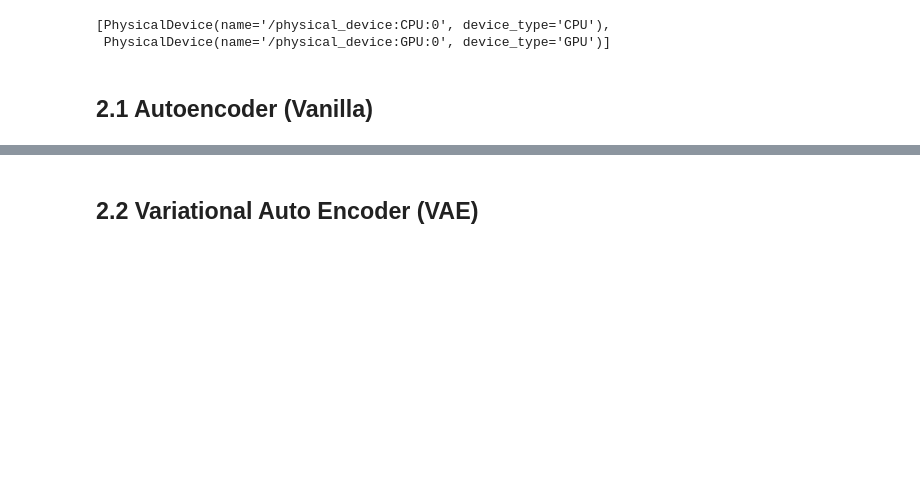
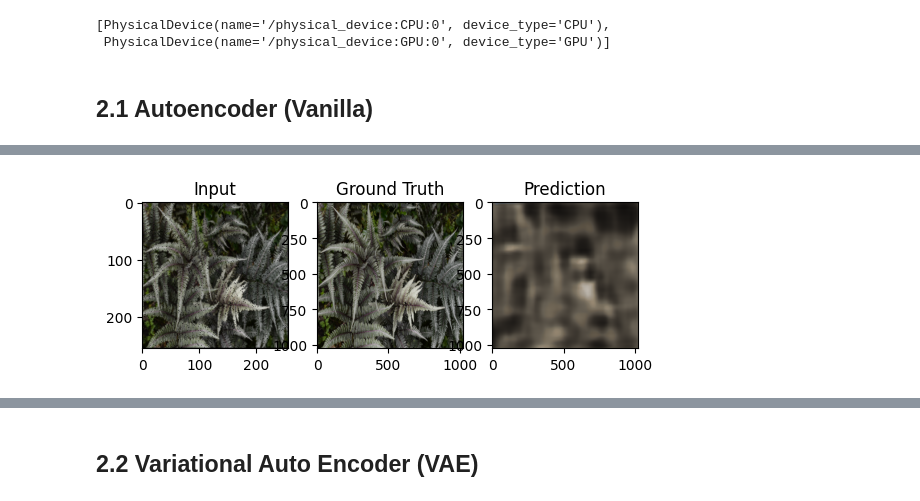
Before and after one commit to dmarintwentychu/TFG, a Jupyter notebook: Code/TFGCode/TFGFinalNotebook.ipynb, the cells around one changed output, grey strips where cells are left out. Drawn from its saved outputs; the diff is of its cells as text; code cells hidden in the pictures; blank space fills up the shorter version.

Commit message:
autoencoder

```diff
--- a/Code/TFGCode/TFGFinalNotebook.ipynb
+++ b/Code/TFGCode/TFGFinalNotebook.ipynb
@@ -261,0 +287,4 @@ ValueError: This model has not yet been built. Build the model first by calling
+# %%
+autoencoder_256 = Autoencoder(input_shape=(256,256,3))
+autoencoder_512 = Autoencoder(input_shape=(512,512,3))
+autoencoder_1024 = Autoencoder(input_shape=(1024,1024,3))
@@ -262,4 +339,4 @@ ValueError: This model has not yet been built. Build the model first by calling
 # %%
-autoencoder.compile(loss='mean_squared_error', optimizer='adam')
-history = autoencoder.fit(low_res_train_dataset,epochs=10)
+autoencoder_256.compile(loss='mean_squared_error', optimizer='adam')
+history_low_res = autoencoder_256.fit(low_res_train_dataset, epochs=15)
 # %% [output]
@@ -270,0 +375,22 @@ ValueError: in user code:
+# %%
+def plot_one_image(model,valid_dataset):
+    input, target = next(iter(valid_dataset))
+    input = input.numpy()
+    target = target.numpy()
+
+    plt.subplot(1, 3, 1)
+    plt.imshow(input[0])
+    plt.title('Input')
+
+    plt.subplot(1, 3, 2)
+    plt.imshow(target[0])
+    plt.title('Ground Truth')
+
+    plt.subplot(1, 3, 3)
+    plt.imshow(model.predict(input)[0])
+    plt.title('Prediction')
+
+    plt.show()
+# %%
+plot_one_image(autoencoder_256,low_res_valid_dataset)
+# %% [output]
@@ -270,0 +398 @@ ValueError: in user code:
+[figure, added]
```
Also changed, not shown: parts of 16 cells of this notebook, 2 other files.
